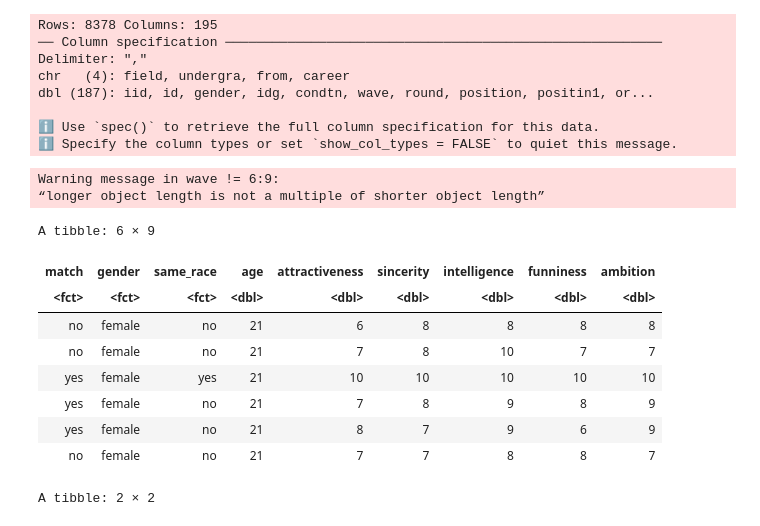
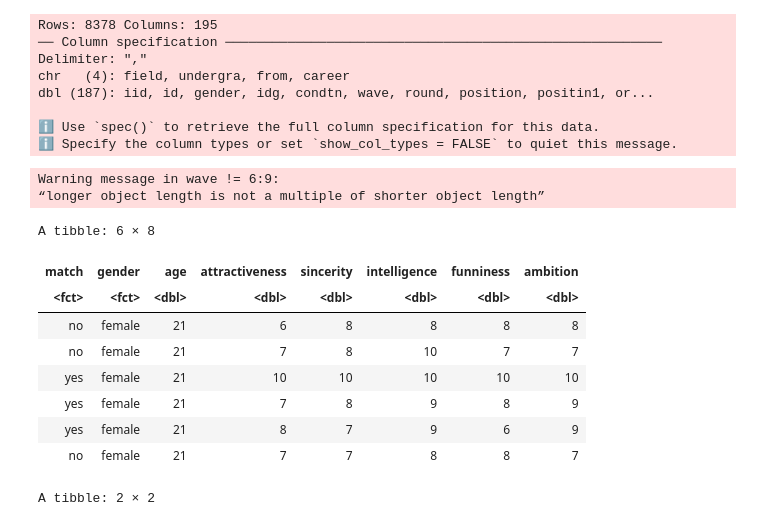
Before and after one commit to LotsaChai/toy-ds-project, a Jupyter notebook: DSCI Group Project Proposal.ipynb, the cells around one changed output. Saved outputs shown, nothing was run; the diff lists cells and outputs as text; code cells hidden in the pictures.

```diff
--- a/DSCI Group Project Proposal.ipynb
+++ b/DSCI Group Project Proposal.ipynb
@@ -64,46 +46,54 @@ dbl (187): iid, id, gender, idg, condtn, wave, round, position, positin1, or...
 # %%
 # Tidying data
 speed_dating_select <- speed_dating_data |>
     filter(wave != 6:9) |> # These waves had a different rating system for traits
     mutate(match = as_factor(match),
            gender = as_factor(gender),
            samerace = as_factor(samerace)) |>
-    select(match, gender, samerace, age, attr_o, sinc_o, intel_o, fun_o, amb_o)
+    select(match, gender, age, attr_o, sinc_o, intel_o, fun_o, amb_o)
+
+# Column Meanings:
+# - match: did the individual and their partner agree to go on a date?
+# - gender: gender of the individual
+# - age: age of the individual
+# - attr_o: how attractive the individual was rated by their partner
+# - sinc_o: how sincere the individual was rated by their partner
+# - intel_o: how intelligent the individual was rated by their partner
+# - fun_o: how funny the individual was rated by their partner
+# - amb_o: how ambitious the individual was rated by their partner
 
 # Removing improper observations (non-integer values, values not in the range [0, 10])
 speed_dating_tidy <- speed_dating_select |>
     filter(attr_o %% 1 == 0,
           sinc_o %% 1 == 0,
           intel_o %% 1 == 0,
           fun_o %% 1 == 0,
           amb_o %% 1 == 0,
           fun_o <= 10)
 
 # Rename categorical values
 levels(speed_dating_tidy$gender)[2] <- "male"
 levels(speed_dating_tidy$gender)[1] <- "female"
 levels(speed_dating_tidy$match)[2] <- "yes"
 levels(speed_dating_tidy$match)[1] <- "no"
-levels(speed_dating_tidy$samerace)[2] <- "yes"
-levels(speed_dating_tidy$samerace)[1] <- "no"
 
 # Rename columns to be more readable
-colnames(speed_dating_tidy) <- c("match", "gender", "same_race", "age", "attractiveness", "sincerity", "intelligence", "funniness", "ambition")
+colnames(speed_dating_tidy) <- c("match", "gender", "age", "attractiveness", "sincerity", "intelligence", "funniness", "ambition")
 
 # Preview of tidied dataset
 head(speed_dating_tidy)
 # %% [output]
 Warning message in wave != 6:9:
 “longer object length is not a multiple of shorter object length”
-A tibble: 6 × 9
+A tibble: 6 × 8
-| match | gender | same_race | age | attractiveness | sincerity | intelligence | funniness | ambition |
-| <fct> | <fct> | <fct> | <dbl> | <dbl> | <dbl> | <dbl> | <dbl> | <dbl> |
-| no | female | no | 21 | 6 | 8 | 8 | 8 | 8 |
-| no | female | no | 21 | 7 | 8 | 10 | 7 | 7 |
-| yes | female | yes | 21 | 10 | 10 | 10 | 10 | 10 |
-| yes | female | no | 21 | 7 | 8 | 9 | 8 | 9 |
-| yes | female | no | 21 | 8 | 7 | 9 | 6 | 9 |
-| no | female | no | 21 | 7 | 7 | 8 | 8 | 7 |
+| match | gender | age | attractiveness | sincerity | intelligence | funniness | ambition |
+| <fct> | <fct> | <dbl> | <dbl> | <dbl> | <dbl> | <dbl> | <dbl> |
+| no | female | 21 | 6 | 8 | 8 | 8 | 8 |
+| no | female | 21 | 7 | 8 | 10 | 7 | 7 |
+| yes | female | 21 | 10 | 10 | 10 | 10 | 10 |
+| yes | female | 21 | 7 | 8 | 9 | 8 | 9 |
+| yes | female | 21 | 8 | 7 | 9 | 6 | 9 |
+| no | female | 21 | 7 | 7 | 8 | 8 | 7 |
 # %%
 # Setting seed for consistent results
 set.seed(100)
```
Also changed, not shown: parts of 4 cells of this notebook.
